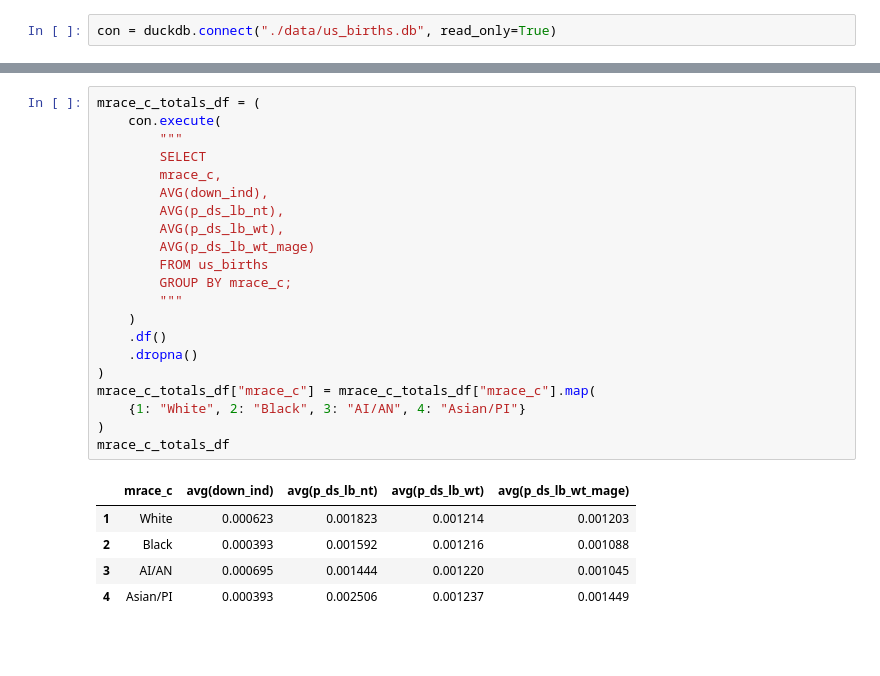
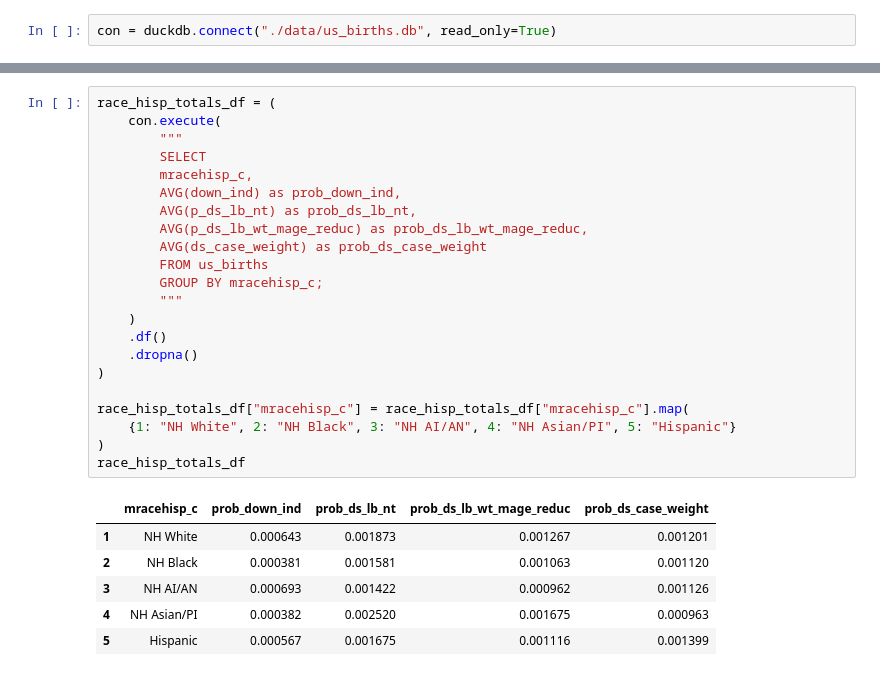
Before and after one commit to frankbuckley/ds-births-populations, a Jupyter notebook: projects/us-birth-certificates/notes-race-ethnicity.ipynb, the cells around one changed output, grey strips where cells are left out. Saved outputs shown, nothing was run; the diff lists cells and outputs as text; blank space fills up the shorter version.

```diff
--- a/projects/us-birth-certificates/notes-race-ethnicity.ipynb
+++ b/projects/us-birth-certificates/notes-race-ethnicity.ipynb
@@ -163,28 +17,30 @@ mrace_c_counts_ds_df
 # %%
-mrace_c_totals_df = (
+race_hisp_totals_df = (
     con.execute(
         """
         SELECT
-        mrace_c,
-        AVG(down_ind),
-        AVG(p_ds_lb_nt),
-        AVG(p_ds_lb_wt),
-        AVG(p_ds_lb_wt_mage)
+        mracehisp_c,
+        AVG(down_ind) as prob_down_ind,
+        AVG(p_ds_lb_nt) as prob_ds_lb_nt,
+        AVG(p_ds_lb_wt_mage_reduc) as prob_ds_lb_wt_mage_reduc,
+        AVG(ds_case_weight) as prob_ds_case_weight
         FROM us_births
-        GROUP BY mrace_c;
+        GROUP BY mracehisp_c;
         """
     )
     .df()
     .dropna()
 )
-mrace_c_totals_df["mrace_c"] = mrace_c_totals_df["mrace_c"].map(
-    {1: "White", 2: "Black", 3: "AI/AN", 4: "Asian/PI"}
+
+race_hisp_totals_df["mracehisp_c"] = race_hisp_totals_df["mracehisp_c"].map(
+    {1: "NH White", 2: "NH Black", 3: "NH AI/AN", 4: "NH Asian/PI", 5: "Hispanic"}
 )
-mrace_c_totals_df
+race_hisp_totals_df
 # %% [output]
-|  | mrace_c | avg(down_ind) | avg(p_ds_lb_nt) | avg(p_ds_lb_wt) | avg(p_ds_lb_wt_mage) |
-| 1 | White | 0.000623 | 0.001823 | 0.001214 | 0.001203 |
-| 2 | Black | 0.000393 | 0.001592 | 0.001216 | 0.001088 |
-| 3 | AI/AN | 0.000695 | 0.001444 | 0.001220 | 0.001045 |
-| 4 | Asian/PI | 0.000393 | 0.002506 | 0.001237 | 0.001449 |
+|  | mracehisp_c | prob_down_ind | prob_ds_lb_nt | prob_ds_lb_wt_mage_reduc | prob_ds_case_weight |
+| 1 | NH White | 0.000643 | 0.001873 | 0.001267 | 0.001201 |
+| 2 | NH Black | 0.000381 | 0.001581 | 0.001063 | 0.001120 |
+| 3 | NH AI/AN | 0.000693 | 0.001422 | 0.000962 | 0.001126 |
+| 4 | NH Asian/PI | 0.000382 | 0.002520 | 0.001675 | 0.000963 |
+| 5 | Hispanic | 0.000567 | 0.001675 | 0.001116 | 0.001399 |
 # %%
```
Also changed, not shown: parts of 16 cells of this notebook, 3 other files.
